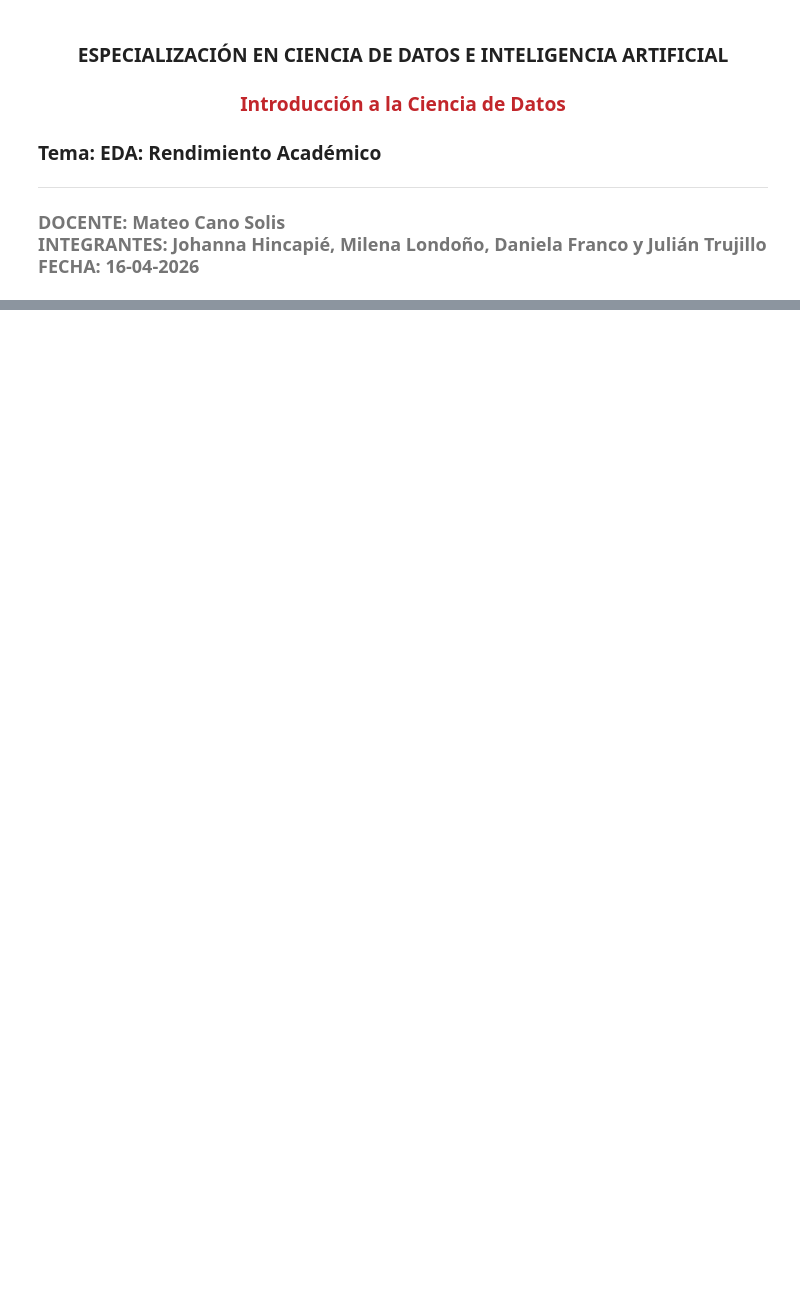
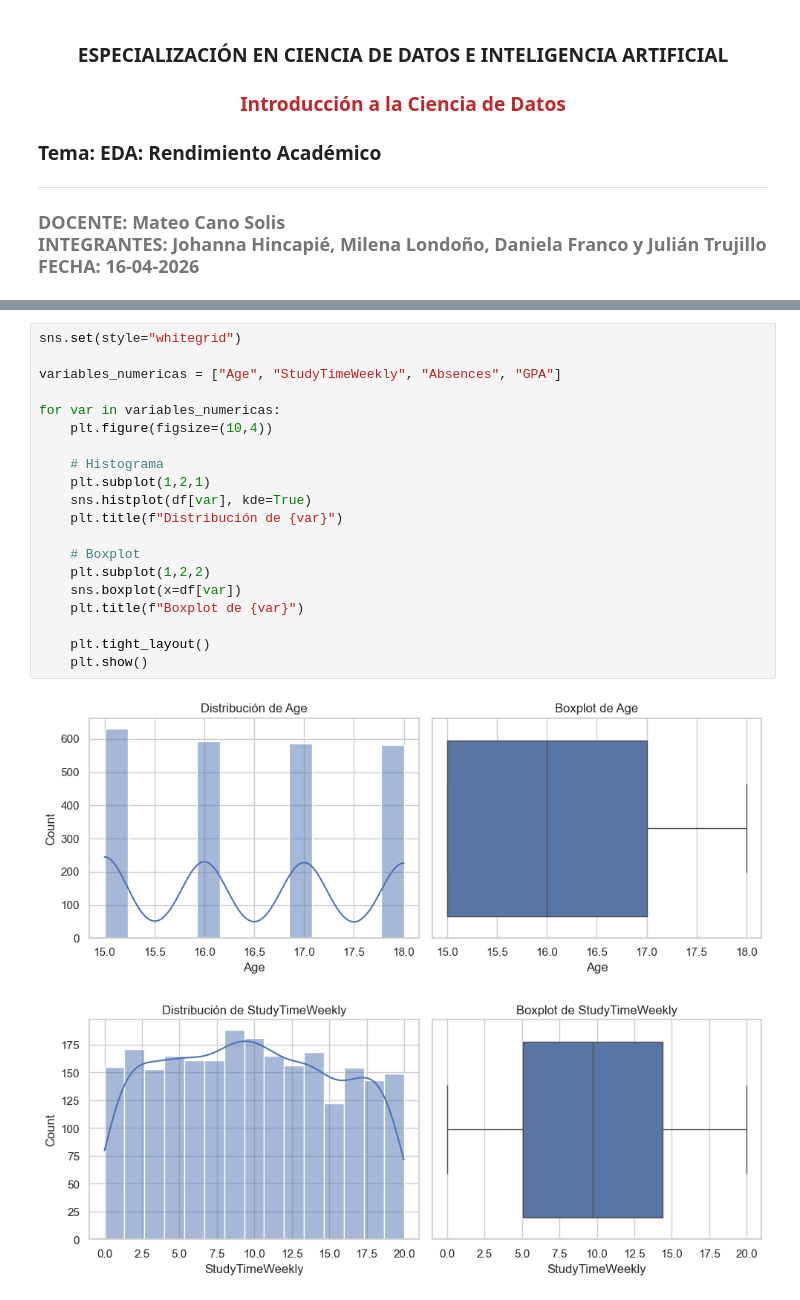
Before and after one commit to joha3108/ciencia-datos, a Jupyter notebook: EDA/EDA_Rendimiento.ipynb, the cells around one changed output, grey strips where cells are left out. Drawn from its saved outputs; the diff is of its cells as text; blank space fills up the shorter version.

```diff
--- a/EDA/EDA_Rendimiento.ipynb
+++ b/EDA/EDA_Rendimiento.ipynb
@@ -667,0 +463,23 @@ El top de combinaciones muestra que los estudiantes con calificación B y nivele
+# %%
+sns.set(style="whitegrid")
+
+variables_numericas = ["Age", "StudyTimeWeekly", "Absences", "GPA"]
+
+for var in variables_numericas:
+    plt.figure(figsize=(10,4))
+
+    # Histograma
+    plt.subplot(1,2,1)
+    sns.histplot(df[var], kde=True)
+    plt.title(f"Distribución de {var}")
+
+    # Boxplot
+    plt.subplot(1,2,2)
+    sns.boxplot(x=df[var])
+    plt.title(f"Boxplot de {var}")
+
+    plt.tight_layout()
+    plt.show()
+# %% [output]
+[figure, added]
+[figure, added]
```
Also changed, not shown: parts of 130 cells of this notebook.
